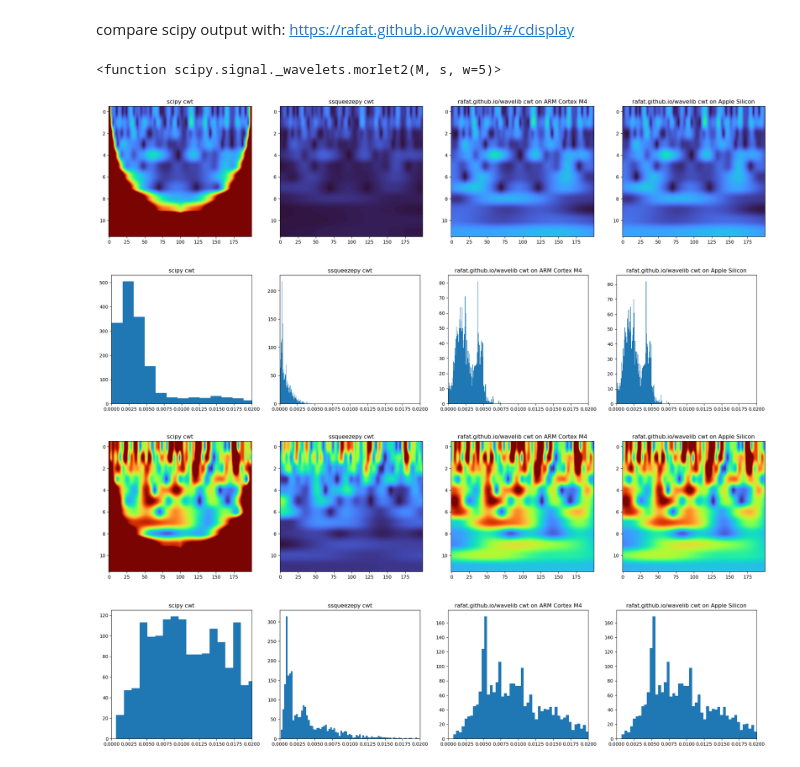
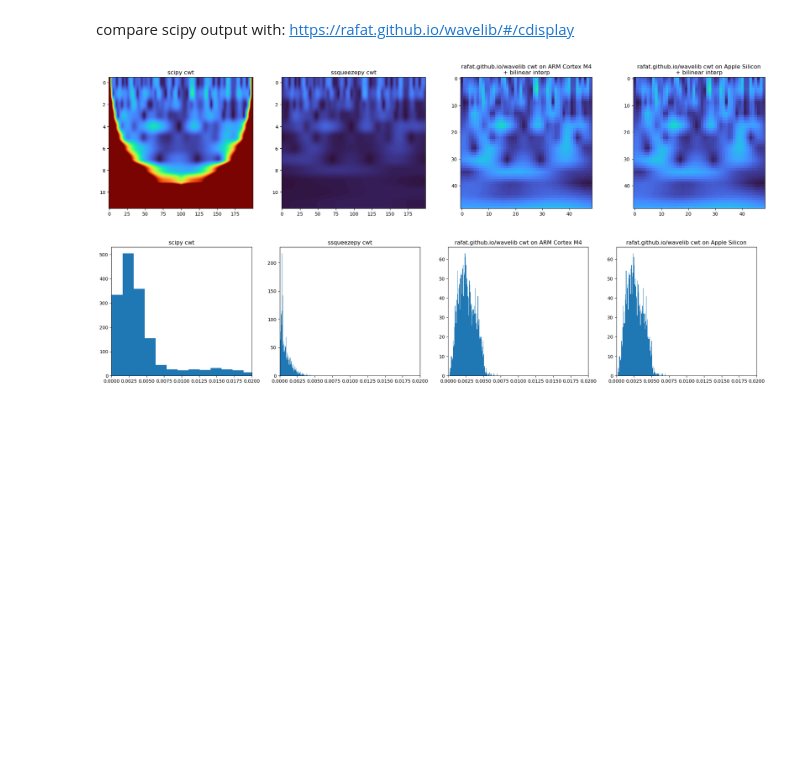
Before and after one commit to bitmorse/bearings-max78000, a Jupyter notebook: firmware/synthed_net/bearingnet/cwt_verification/cwt_bearings.ipynb, the cells around one changed output. Cells and saved outputs as stored; diff of their text form; code cells hidden in the pictures; blank space fills up the shorter version.

Commit message:
using python wavelib interpolation

```diff
--- a/firmware/synthed_net/bearingnet/cwt_verification/cwt_bearings.ipynb
+++ b/firmware/synthed_net/bearingnet/cwt_verification/cwt_bearings.ipynb
@@ -112,10 +112,13 @@ def plot_cwts(signal, wavelib=False, normal=True):
         wavelib_cwt = wavelib_cwt.reshape((wavelib_J,SAMPLE_LEN))
 
 
+
     t, w, *_= ssq_cwt(signal, ('morlet', {'mu': morlet_mu}), scales = ssqcwt_scales)
     w = np.abs(w)
 
-
+    ################################################################################################################
+    #                                                  plot CWT
+    ################################################################################################################
     #make a subplot, scipy on left, rafat.github.io/wavelib on right (with titles)
     plt.figure(figsize=(25, 5))
     plt.subplot(1, 4, 1)
@@ -131,52 +134,53 @@ def plot_cwts(signal, wavelib=False, normal=True):
     if wavelib:
 
         plt.subplot(1, 4, 3)
-        plt.title('rafat.github.io/wavelib cwt on ARM Cortex M4')
-        plt.imshow(wavelib_cwt, aspect='auto', cmap='turbo', vmin=0, vmax=0.02)
+        plt.title('rafat.github.io/wavelib cwt on ARM Cortex M4\n+ bilinear interp')
+
+        wavelib_cwt = wavelib_as.bilinear_interpolate(wavelib_cwt.flatten(), SCALES, SAMPLE_LEN, 49, 49)
+        plt.imshow(wavelib_cwt, cmap='turbo', vmin=0, vmax=0.02, interpolation='none')
 
 
         plt.subplot(1, 4, 4)
-        plt.title('rafat.github.io/wavelib cwt on Apple Silicon')
-        plt.imshow(wavelib_as_mag, aspect='auto', cmap='turbo', vmin=0, vmax=0.02)
+        plt.title('rafat.github.io/wavelib cwt on Apple Silicon\n+ bilinear interp')
+
+        wavelib_as_mag = wavelib_as.bilinear_interpolate(wavelib_as_mag.flatten(), SCALES, SAMPLE_LEN, 49, 49)
+        plt.imshow(wavelib_as_mag, cmap='turbo', vmin=0, vmax=0.02, interpolation='none')
 
         #y axis is 0 = nyquist frequency, >8 small freqs
         #x axis is time
 
+
     ################################################################################################################
-    #plot histograms
+    #                                             plot histograms
+    ################################################################################################################
     plt.figure(figsize=(25, 5))
     plt.subplot(1, 4, 1)
     plt.title('scipy cwt')
     plt.hist(scipy_cwt.flatten(), bins=100)
     plt.xlim([0, 0.02])
 
 
     plt.subplot(1, 4, 2)
     plt.title('ssqueezepy cwt')
     plt.hist(w.flatten(), bins=100)
     plt.xlim([0, 0.02])
 
 
     if wavelib:
         plt.subplot(1, 4, 3)
         plt.title('rafat.github.io/wavelib cwt on ARM Cortex M4')
         plt.hist(wavelib_cwt.flatten(), bins=100)
         #x axis limit
         plt.xlim([0, 0.02])
 
         plt.subplot(1, 4, 4)
         plt.title('rafat.github.io/wavelib cwt on Apple Silicon')
         plt.hist(wavelib_as_mag.flatten(), bins=100)
         #x axis limit
         plt.xlim([0, 0.02])
 
 plot_cwts(mean_normal_signal, wavelib=True, normal=True)
 plot_cwts(mean_fault_signal, wavelib=True, normal=False)
-
-scipy.signal.morlet2
 # %% [output]
-<function scipy.signal._wavelets.morlet2(M, s, w=5)>
-[figure, old version]
+[figure, new version]
-[figure, old version]
+[figure, new version]
-[figure, removed]
-[figure, removed]
```
